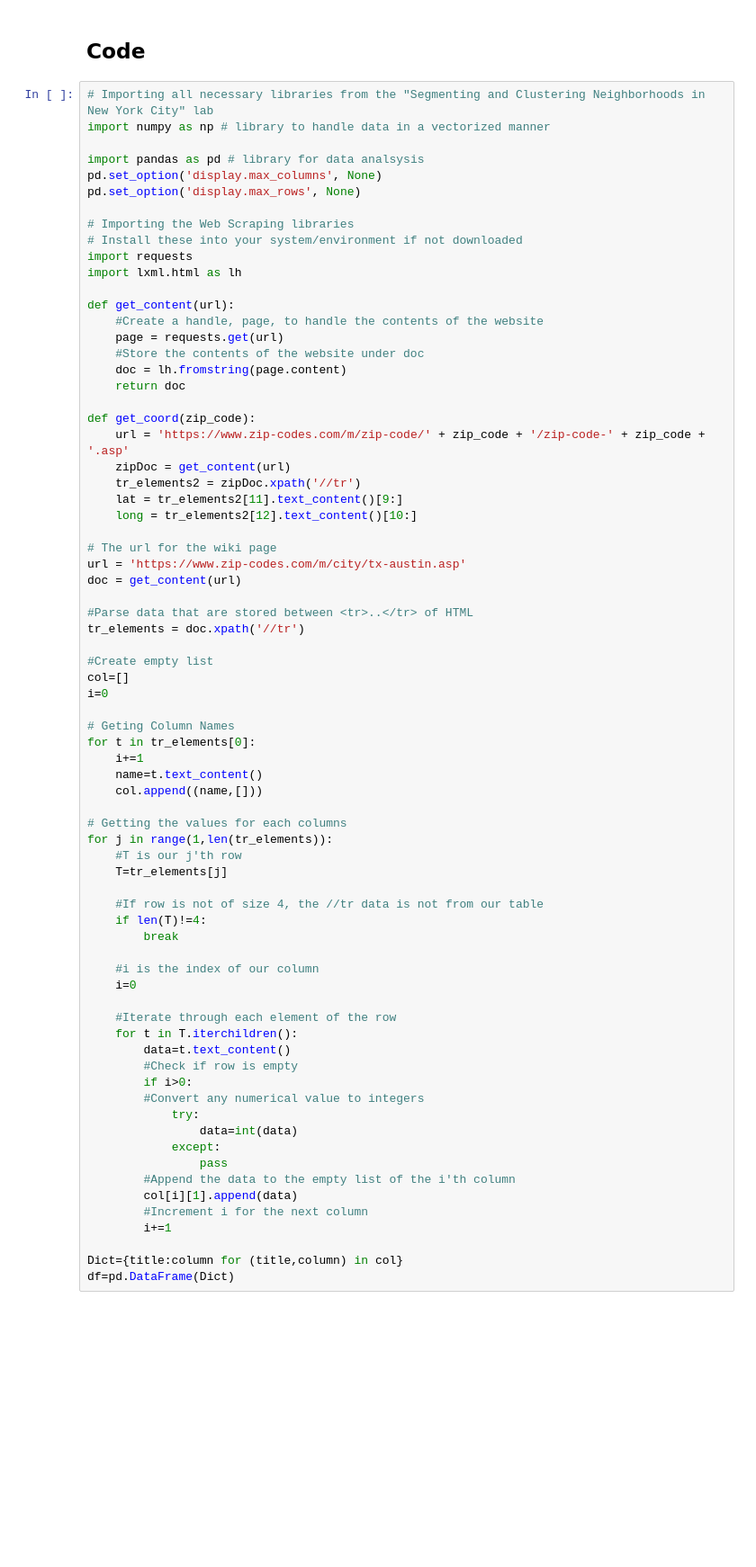
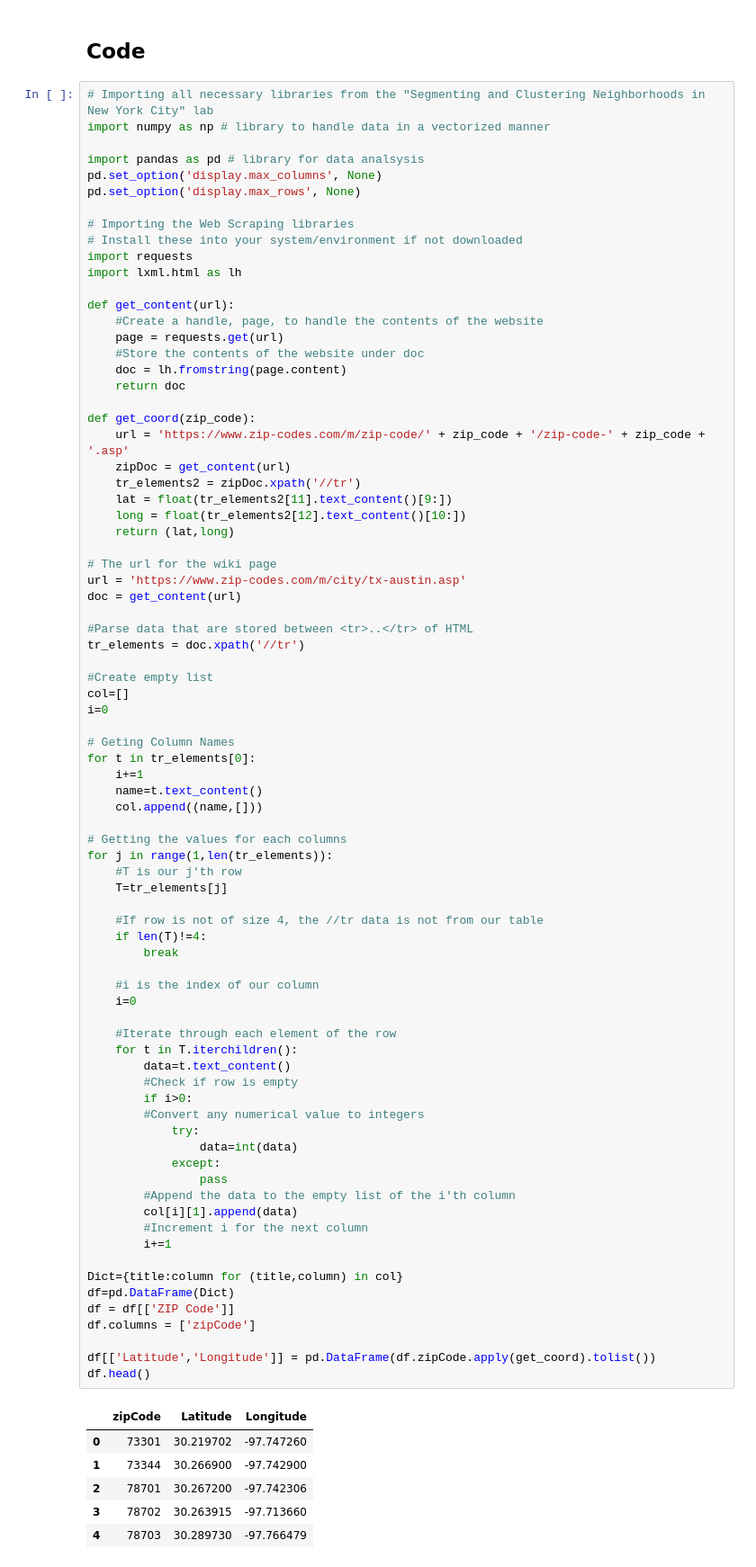
Before and after one commit to elunatik/Coursera_Capstone, a Jupyter notebook: Coursera_Capstone-master/Capstone Project/Week 5/Week 5 - Capstone Project Report.ipynb, the cells around one changed output. Shown at 90% size. Cells and saved outputs as stored; diff of their text form; blank space fills up the shorter version.

```diff
--- a/Coursera_Capstone-master/Capstone Project/Week 5/Week 5 - Capstone Project Report.ipynb
+++ b/Coursera_Capstone-master/Capstone Project/Week 5/Week 5 - Capstone Project Report.ipynb
@@ -62,8 +27,9 @@ def get_coord(zip_code):
     url = 'https://www.zip-codes.com/m/zip-code/' + zip_code + '/zip-code-' + zip_code + '.asp'
     zipDoc = get_content(url)
     tr_elements2 = zipDoc.xpath('//tr')
-    lat = tr_elements2[11].text_content()[9:]
-    long = tr_elements2[12].text_content()[10:]
+    lat = float(tr_elements2[11].text_content()[9:])
+    long = float(tr_elements2[12].text_content()[10:])
+    return (lat,long)
 
 # The url for the wiki page
 url = 'https://www.zip-codes.com/m/city/tx-austin.asp'
@@ -84,30 +50,42 @@ for t in tr_elements[0]:
 
 # Getting the values for each columns
 for j in range(1,len(tr_elements)):
     #T is our j'th row
     T=tr_elements[j]
 
     #If row is not of size 4, the //tr data is not from our table
     if len(T)!=4:
         break
 
     #i is the index of our column
     i=0
 
     #Iterate through each element of the row
     for t in T.iterchildren():
         data=t.text_content()
         #Check if row is empty
         if i>0:
         #Convert any numerical value to integers
             try:
                 data=int(data)
             except:
                 pass
         #Append the data to the empty list of the i'th column
         col[i][1].append(data)
         #Increment i for the next column
         i+=1
 
 Dict={title:column for (title,column) in col}
 df=pd.DataFrame(Dict)
+df = df[['ZIP Code']]
+df.columns = ['zipCode']
+
+df[['Latitude','Longitude']] = pd.DataFrame(df.zipCode.apply(get_coord).tolist())
+df.head()
+# %% [output]
+|  | zipCode | Latitude | Longitude |
+| 0 | 73301 | 30.219702 | -97.747260 |
+| 1 | 73344 | 30.266900 | -97.742900 |
+| 2 | 78701 | 30.267200 | -97.742306 |
+| 3 | 78702 | 30.263915 | -97.713660 |
+| 4 | 78703 | 30.289730 | -97.766479 |
```
Also changed, not shown: parts of 19 cells of this notebook.
